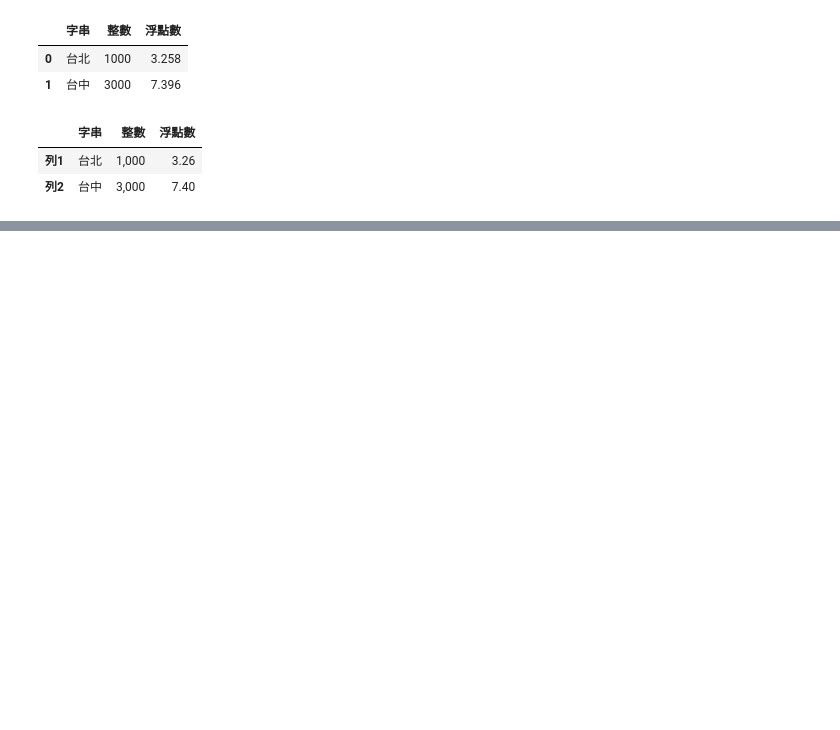
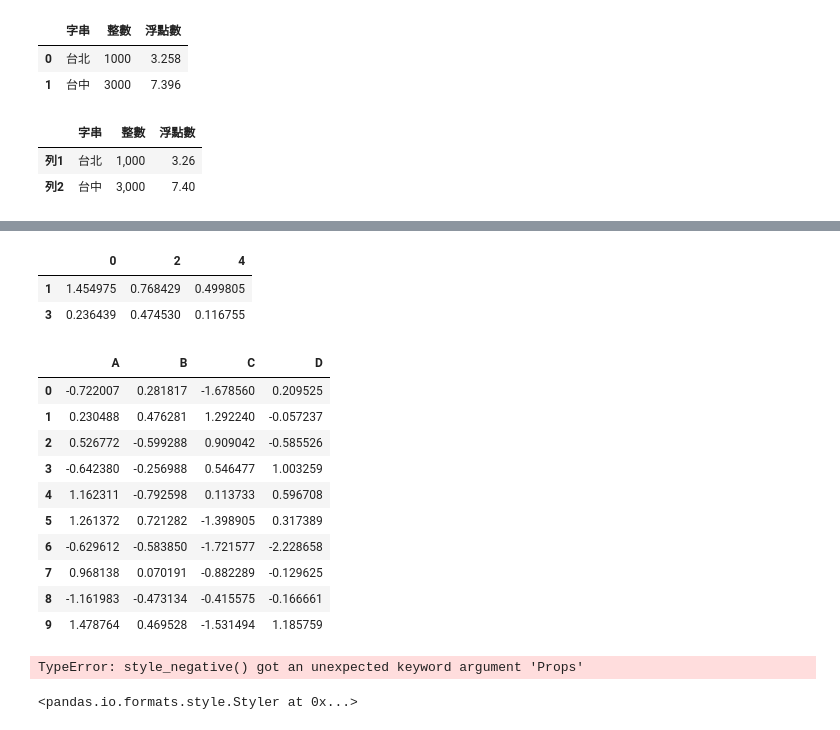
Before and after one commit to Ye-Yu-Xi/_2024_06_04_, a Jupyter notebook: lesson17_1.ipynb, the cells around one changed output, grey strips where cells are left out. Drawn from its saved outputs; the diff is of its cells as text; code cells hidden in the pictures; blank space fills up the shorter version.

```diff
--- a/lesson17_1.ipynb
+++ b/lesson17_1.ipynb
@@ -73,0 +74,34 @@ df.style\
+# %%
+#隱藏資料   #axis軸=0代表索引 / axis=1橫代表列
+df = pd.DataFrame(np.random.randn(5,5))   #產生5*5的
+df.style\
+.hide(subset=[0,2,4],axis=0)\
+.hide(subset=[1,3],axis=1)
+# %% [output]
+|  | 0 | 2 | 4 |
+| 1 | 1.454975 | 0.768429 | 0.499805 |
+| 3 | 0.236439 | 0.474530 | 0.116755 |
+# %%
+df = pd.DataFrame(np.random.randn(10,4),
+                  columns=["A", "B", "C", "D"])
+display(df)
+
+def style_negative(v, props=''):
+    return props if v < 0 else None
+
+df.style\
+.map(style_negative,Props='color:red;')
+# %% [output]
+|  | A | B | C | D |
+| 0 | -0.722007 | 0.281817 | -1.678560 | 0.209525 |
+| 1 | 0.230488 | 0.476281 | 1.292240 | -0.057237 |
+| 2 | 0.526772 | -0.599288 | 0.909042 | -0.585526 |
+| 3 | -0.642380 | -0.256988 | 0.546477 | 1.003259 |
+| 4 | 1.162311 | -0.792598 | 0.113733 | 0.596708 |
+| 5 | 1.261372 | 0.721282 | -1.398905 | 0.317389 |
+| 6 | -0.629612 | -0.583850 | -1.721577 | -2.228658 |
+| 7 | 0.968138 | 0.070191 | -0.882289 | -0.129625 |
+| 8 | -1.161983 | -0.473134 | -0.415575 | -0.166661 |
+| 9 | 1.478764 | 0.469528 | -1.531494 | 1.185759 |
+TypeError: style_negative() got an unexpected keyword argument 'Props'
+<pandas.io.formats.style.Styler at 0x...>
```
Also changed, not shown: parts of 2 cells of this notebook.
